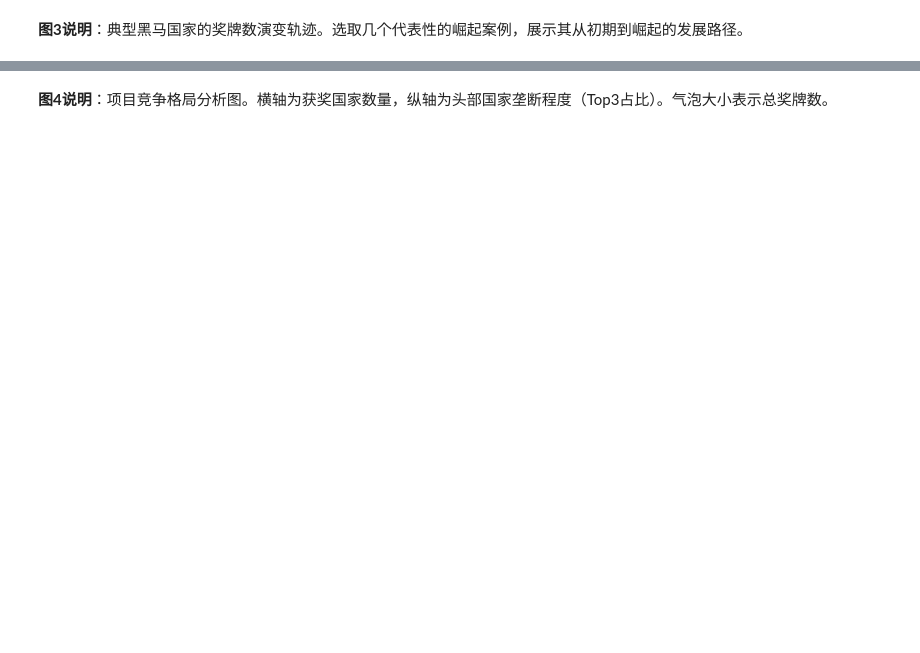
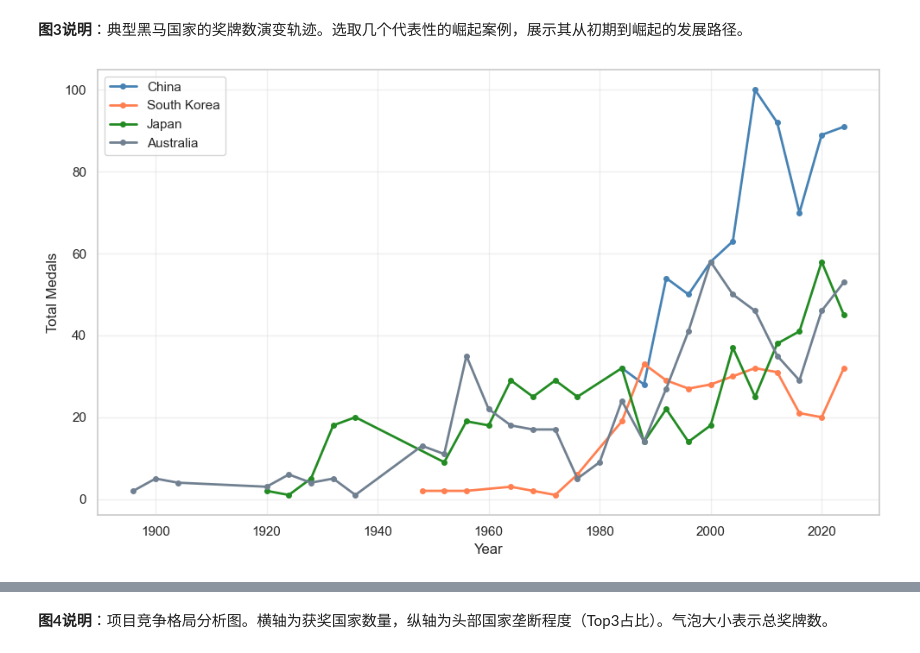
Before and after one commit to Jaxon1216/MathModelHub, a Jupyter notebook: Simulation/25C/Coder/问题三/问题三建模分析.ipynb, the cells around one changed output, grey strips where cells are left out. Cells and saved outputs as stored; diff of their text form; code cells hidden in the pictures; blank space fills up the shorter version.

```diff
--- a/Simulation/25C/Coder/问题三/问题三建模分析.ipynb
+++ b/Simulation/25C/Coder/问题三/问题三建模分析.ipynb
@@ -29,5 +404,27 @@ def detect_breakthrough(country_data, threshold=2.0):    """    检测国家的
 # %% [markdown]
 **图3说明**：典型黑马国家的奖牌数演变轨迹。选取几个代表性的崛起案例，展示其从初期到崛起的发展路径。
 # %%
-# 图3：黑马国家案例分析case_countries = ['China', 'South Korea', 'Japan', 'Australia']fig, ax = plt.subplots(figsize=FIGSIZE_NORMAL)colors_case = [COLORS['primary'], COLORS['secondary'], COLORS['accent'], COLORS['neutral']]for i, country in enumerate(case_countries):    country_data = df_medals[df_medals['NOC'] == country].sort_values('Year')    if len(country_data) > 0:        ax.plot(country_data['Year'], country_data['Total'],                 marker='o', label=country, color=colors_case[i], linewidth=2, markersize=4)ax.set_xlabel('Year')ax.set_ylabel('Total Medals')ax.legend()ax.grid(True, alpha=0.3)plt.tight_layout()plt.savefig('figures/fig3_rising_stars.svg', bbox_inches='tight')plt.show()
+# 图3：黑马国家案例分析
+case_countries = ['China', 'South Korea', 'Japan', 'Australia']
+
+fig, ax = plt.subplots(figsize=FIGSIZE_NORMAL)
+
+colors_case = [COLORS['primary'], COLORS['secondary'], COLORS['accent'], COLORS['neutral']]
+
+for i, country in enumerate(case_countries):
+    country_data = df_medals[df_medals['NOC'] == country].sort_values('Year')
+    if len(country_data) > 0:
+        ax.plot(country_data['Year'], country_data['Total'],
+                marker='o', label=country, color=colors_case[i], linewidth=2, markersize=4)
+
+ax.set_xlabel('Year')
+ax.set_ylabel('Total Medals')
+ax.legend()
+ax.grid(True, alpha=0.3)
+
+plt.tight_layout()
+plt.savefig('figures/fig3_rising_stars.svg', bbox_inches='tight')
+plt.show()
+# %% [output]
+[figure, added]
 # %%
```
Also changed, not shown: parts of 19 cells of this notebook, 25 other files.
